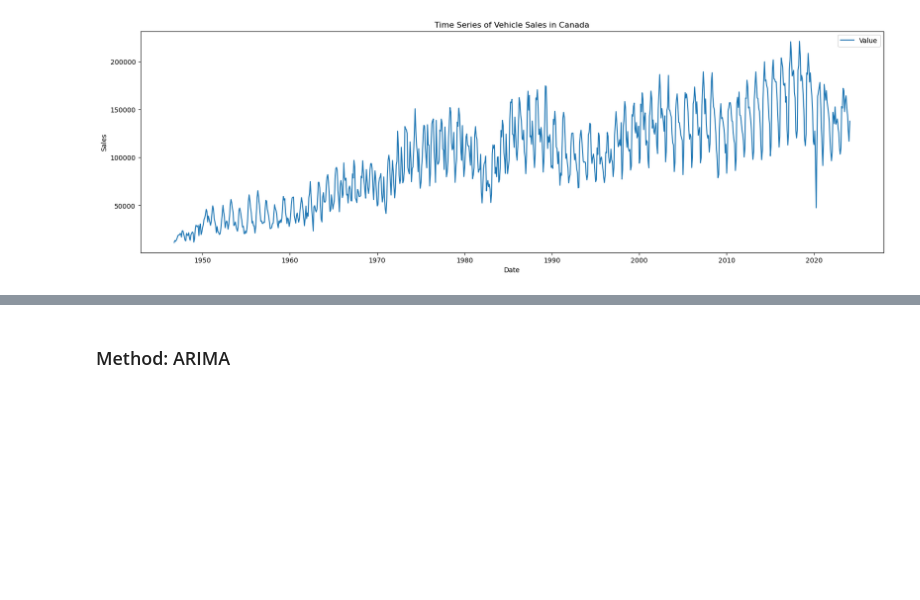
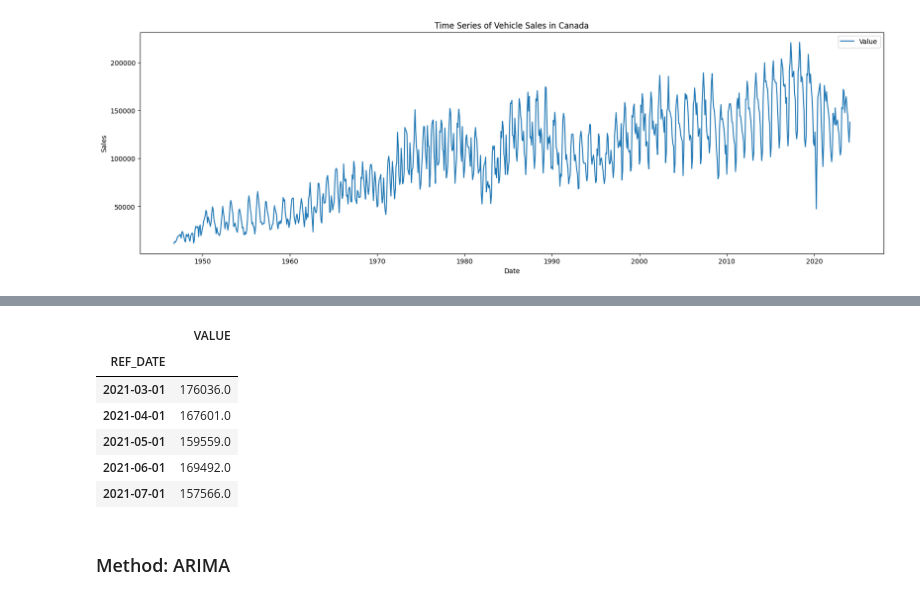
Before and after one commit to CLIUKELLY/Canadian-Car-Sales-Forecasting, a Jupyter notebook: ARIMA Forecasting.ipynb, the cells around one changed output, grey strips where cells are left out. Cells and saved outputs as stored; diff of their text form; code cells hidden in the pictures; blank space fills up the shorter version.

```diff
--- a/ARIMA Forecasting.ipynb
+++ b/ARIMA Forecasting.ipynb
@@ -236,3 +258,13 @@ plt.show()
+# %%
+ts_data_last_36_mths.head()
+# %% [output]
+|  | VALUE |
+| REF_DATE |  |
+| 2021-03-01 | 176036.0 |
+| 2021-04-01 | 167601.0 |
+| 2021-05-01 | 159559.0 |
+| 2021-06-01 | 169492.0 |
+| 2021-07-01 | 157566.0 |
 # %% [markdown]
 ### Method: ARIMA
 # %%
```
Also changed, not shown: parts of 8 cells of this notebook, 22 other files.
